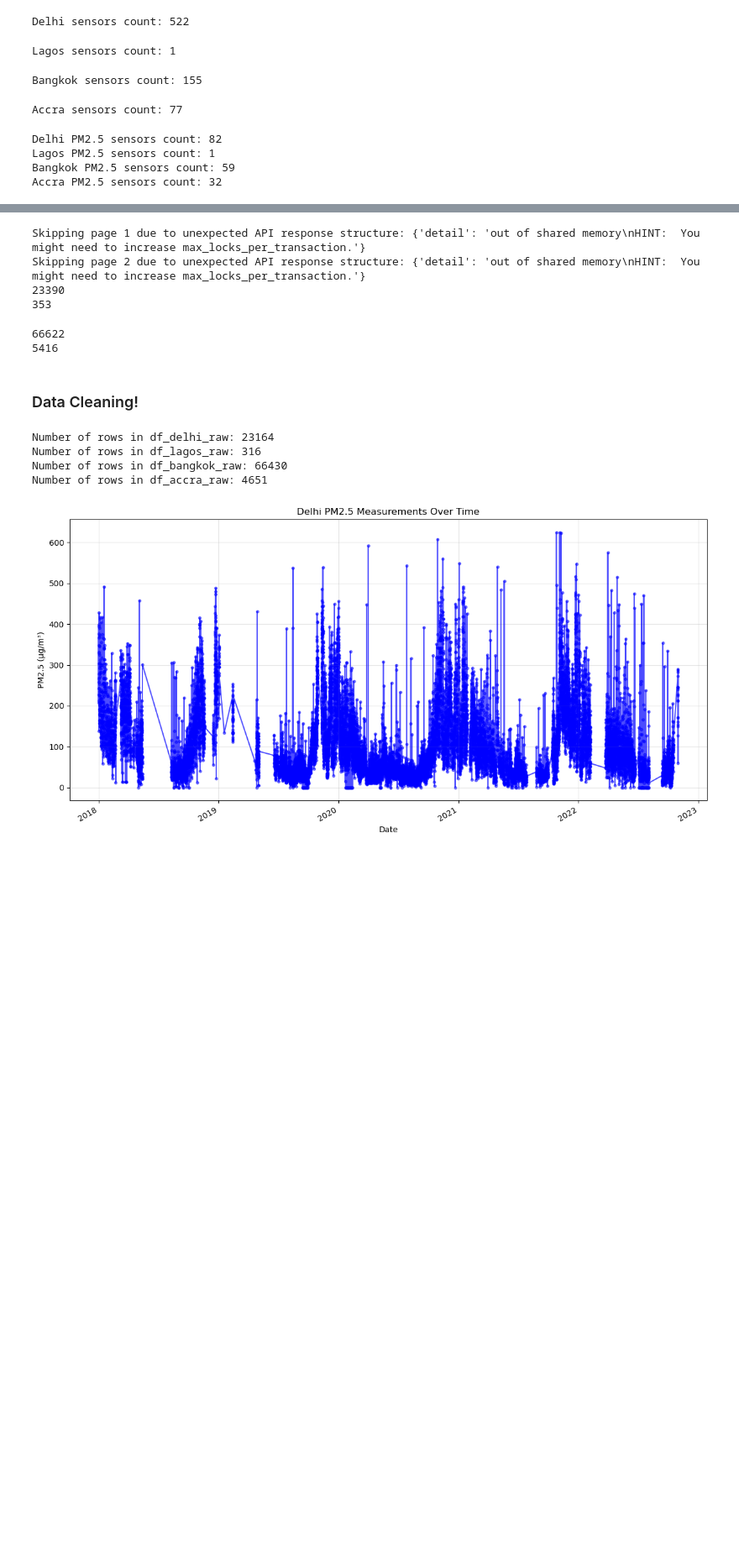
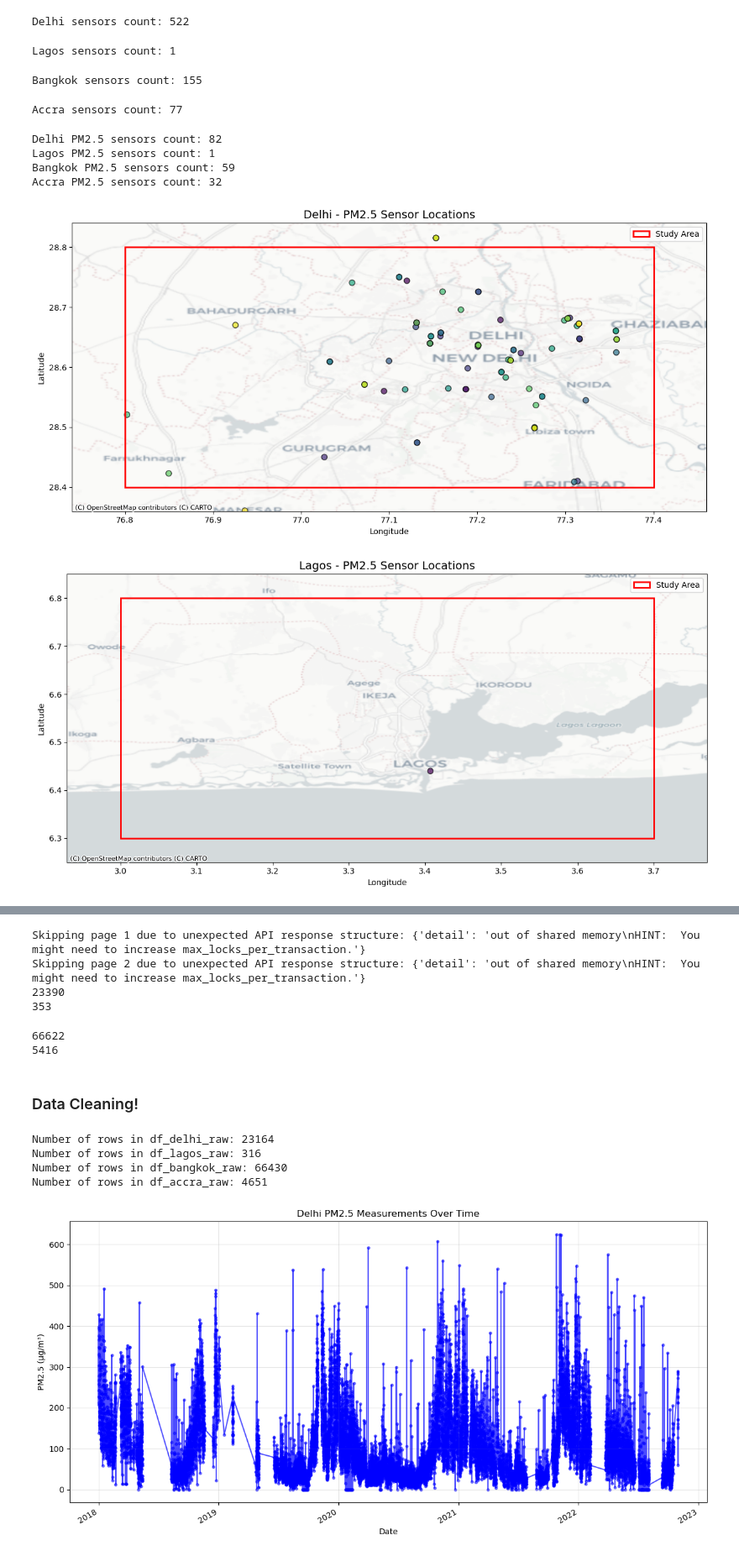
Before and after one commit to sabrinahu5/stat288-final-project, a Jupyter notebook: openaq_processing.ipynb, the cells around one changed output, grey strips where cells are left out. Shown at 84% size. Saved outputs shown, nothing was run; the diff lists cells and outputs as text; code cells hidden in the pictures; blank space fills up the shorter version.

```diff
--- a/openaq_processing.ipynb
+++ b/openaq_processing.ipynb
@@ -204,3 +204,77 @@ Delhi PM2.5 sensors count: 82
 Lagos PM2.5 sensors count: 1
 Bangkok PM2.5 sensors count: 59
 Accra PM2.5 sensors count: 32
+# %%
+# Create maps showing the bounding boxes and sensor locations for each city
+import matplotlib.pyplot as plt
+import matplotlib.patches as patches
+import contextily as ctx
+from matplotlib.colors import LinearSegmentedColormap
+
+# Define bounding boxes for each city (from earlier in the notebook)
+# These should match your actual bounding boxes
+DELHI_BBOX = [76.8, 28.4, 77.4, 28.8]  # [min_lon, min_lat, max_lon, max_lat]
+LAGOS_BBOX = [3.0, 6.3, 3.7, 6.8]
+BANGKOK_BBOX = [100.3, 13.6, 100.9, 14.1]
+ACCRA_BBOX = [-0.3, 5.5, 0.0, 5.9]
+
+# Function to create a map with bounding box and sensor locations
+def plot_city_map(sensor_df, bbox, city_name):
+    fig, ax = plt.subplots(figsize=(12, 6))
+
+    # Plot sensor locations
+    scatter = ax.scatter(
+        sensor_df['longitude'],
+        sensor_df['latitude'],
+        c=sensor_df.index,  # Color by index for variety
+        cmap='viridis',
+        alpha=0.7,
+        s=50,
+        edgecolor='black'
+    )
+
+    # Add bounding box
+    min_lon, min_lat, max_lon, max_lat = bbox
+    width = max_lon - min_lon
+    height = max_lat - min_lat
+    rect = patches.Rectangle(
+        (min_lon, min_lat),
+        width,
+        height,
+        linewidth=2,
+        edgecolor='r',
+        facecolor='none',
+        label='Study Area'
+    )
+    ax.add_patch(rect)
+
+    # Set map extent with some padding
+    padding = 0.1
+    ax.set_xlim(min_lon - width*padding, max_lon + width*padding)
+    ax.set_ylim(min_lat - height*padding, max_lat + height*padding)
+
+    # Add basemap
+    ctx.add_basemap(ax, crs='EPSG:4326', source=ctx.providers.CartoDB.Positron)
+
+    # Add title and labels
+    ax.set_title(f'{city_name} - PM2.5 Sensor Locations', fontsize=14)
+    ax.set_xlabel('Longitude')
+    ax.set_ylabel('Latitude')
+
+    # Add legend for the bounding box
+    ax.legend(loc='upper right')
+
+    plt.tight_layout()
+    return fig
+
+# Create maps for each city
+delhi_map = plot_city_map(delhi_pm25_sensors_df, DELHI_BBOX, 'Delhi')
+lagos_map = plot_city_map(lagos_pm25_sensors_df, LAGOS_BBOX, 'Lagos')
+bangkok_map = plot_city_map(bangkok_pm25_sensors_df, BANGKOK_BBOX, 'Bangkok')
+accra_map = plot_city_map(accra_pm25_sensors_df, ACCRA_BBOX, 'Accra')
+
+# Display the maps
+plt.show()
+# %% [output]
+[figure, added]
+[figure, added]
```
Also changed, not shown: parts of 1 cell of this notebook, 9 other files.
